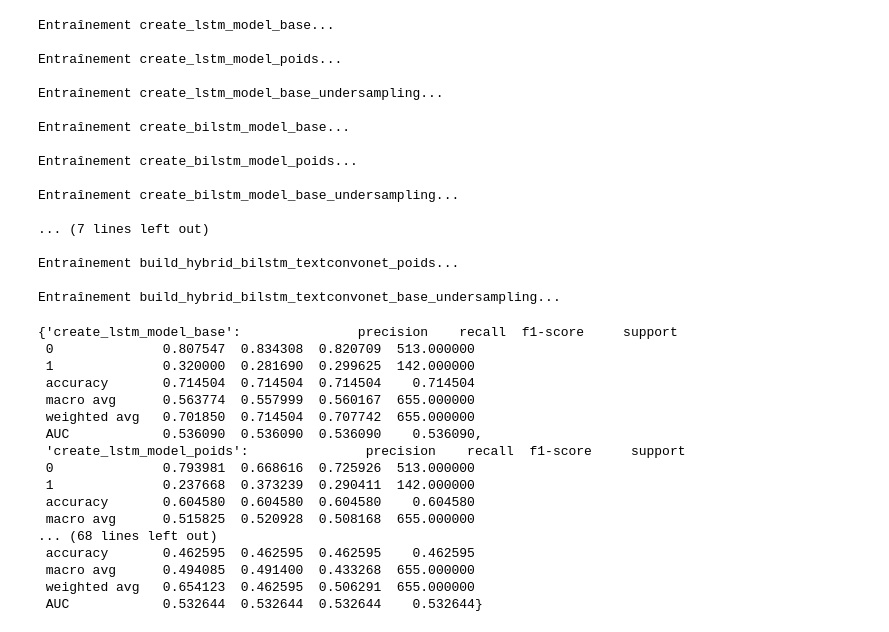
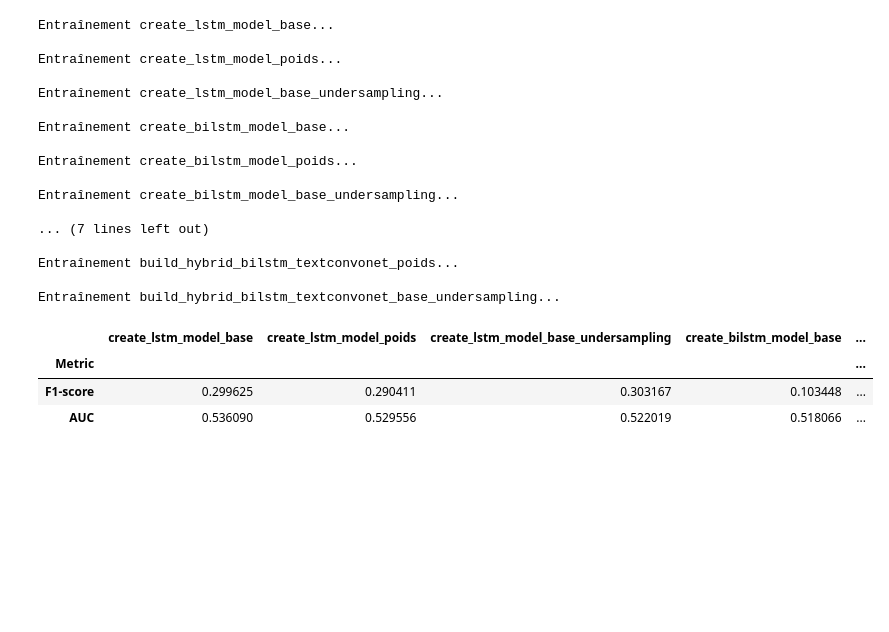
Before and after one commit to IdrissPro/NLP, a Jupyter notebook: NLP.ipynb, the cells around one changed output. Drawn from its saved outputs; the diff is of its cells as text; code cells hidden in the pictures; blank space fills up the shorter version.

```diff
--- a/NLP.ipynb
+++ b/NLP.ipynb
@@ -768,23 +755,14 @@ Entraînement create_bilstm_model_base_undersampling...
 Entraînement build_hybrid_bilstm_textconvonet_poids...
 
 Entraînement build_hybrid_bilstm_textconvonet_base_undersampling...
-# %%
-rapports_time
-# %% [output]
-{'create_lstm_model_base':               precision    recall  f1-score     support
- 0              0.807547  0.834308  0.820709  513.000000
- 1              0.320000  0.281690  0.299625  142.000000
- accuracy       0.714504  0.714504  0.714504    0.714504
- macro avg      0.563774  0.557999  0.560167  655.000000
- weighted avg   0.701850  0.714504  0.707742  655.000000
- AUC            0.536090  0.536090  0.536090    0.536090,
- 'create_lstm_model_poids':               precision    recall  f1-score     support
- 0              0.793981  0.668616  0.725926  513.000000
- 1              0.237668  0.373239  0.290411  142.000000
- accuracy       0.604580  0.604580  0.604580    0.604580
- macro avg      0.515825  0.520928  0.508168  655.000000
-... (68 lines left out)
- accuracy       0.462595  0.462595  0.462595    0.462595
- macro avg      0.494085  0.491400  0.433268  655.000000
- weighted avg   0.654123  0.462595  0.506291  655.000000
- AUC            0.532644  0.532644  0.532644    0.532644}
+# %%
+
+pd.DataFrame.from_dict(
+    {k: v['f1-score'][['1', "AUC"]].rename({"1": 'F1-score'}).rename_axis("Metric") for k, v in rapports_time.items()},
+    orient="columns"
+)
+# %% [output]
+|  | create_lstm_model_base | create_lstm_model_poids | create_lstm_model_base_undersampling | create_bilstm_model_base | ... |
+| Metric |  |  |  |  | ... |
+| F1-score | 0.299625 | 0.290411 | 0.303167 | 0.103448 | ... |
+| AUC | 0.536090 | 0.529556 | 0.522019 | 0.518066 | ... |
```
Also changed, not shown: parts of 6 cells of this notebook.
